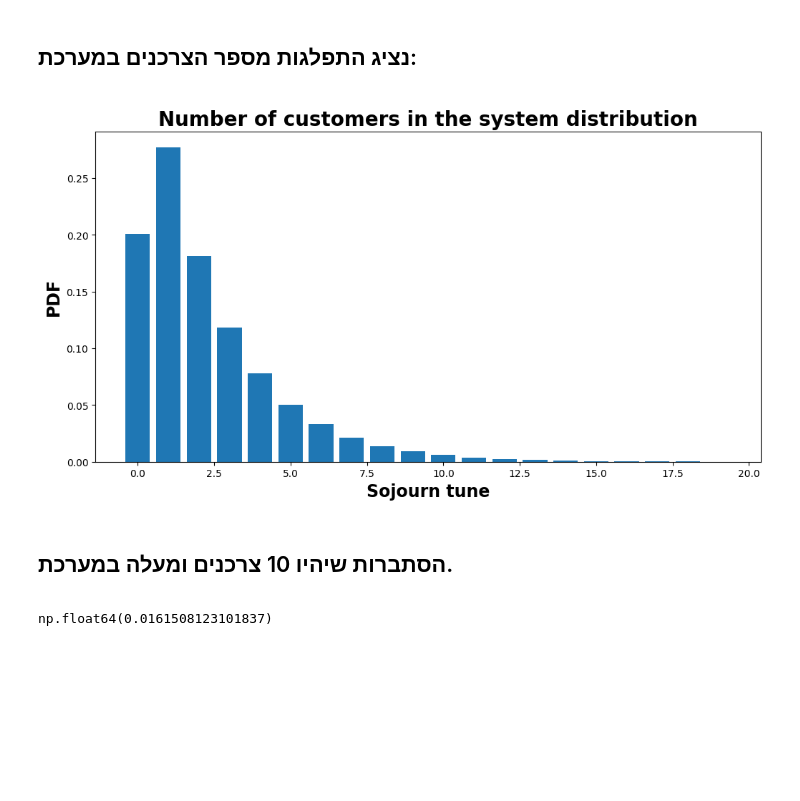
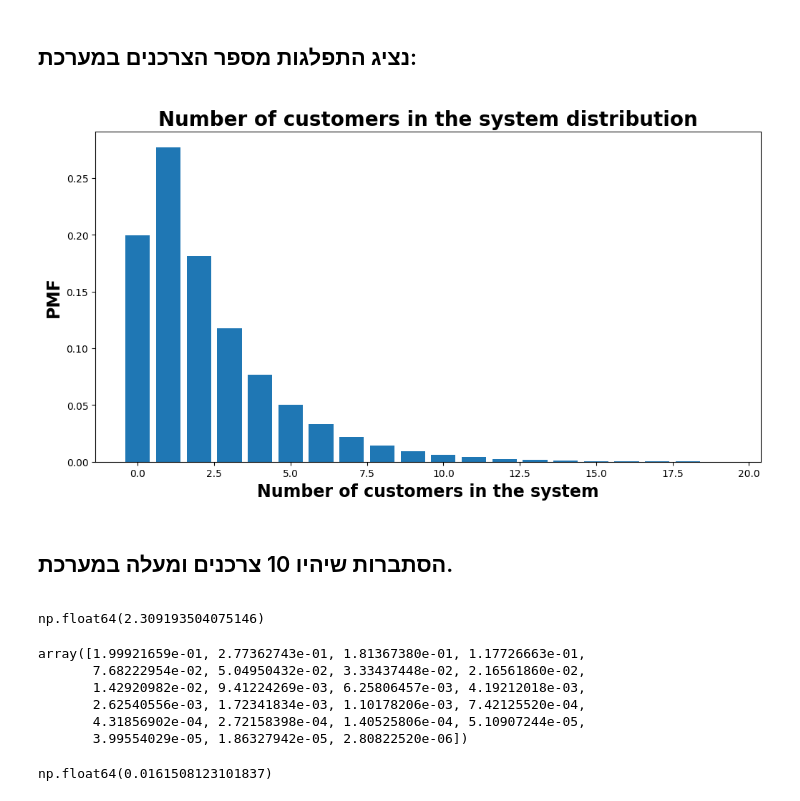
Before and after one commit to eliransher/sim_course, a Jupyter notebook: class_exersize/3_prob_basics_in_queueing.ipynb, the cells around one changed output. Cells and saved outputs as stored; diff of their text form; code cells hidden in the pictures; blank space fills up the shorter version.

```diff
--- a/class_exersize/3_prob_basics_in_queueing.ipynb
+++ b/class_exersize/3_prob_basics_in_queueing.ipynb
@@ -41,6 +41,6 @@ inter_arrival_times.std(), service_times.std()
 #### 4. number_in_system_distribution - התפלגות מספר צרכניםפ במערכת כלומר תור  + שירות
 # %%
-waiting_times, sojourn_times, queuae_length_distribution, number_in_system_distribution = simulate_single_server_queue_from_times(
+waiting_times, sojourn_times, queue_length_distribution, number_in_system_distribution = simulate_single_server_queue_from_times(
     inter_arrival_times=inter_arrival_times,
     service_times=service_times)
 # %% [markdown]
@@ -117,23 +121,36 @@ np.True_
 # %%
 import numpy as np
 import matplotlib.pyplot as plt
 
 num_to_present = 20
 x = np.arange(num_to_present)
 y = number_in_system_distribution[:num_to_present]
 
 plt.figure(figsize = (12,6))
 plt.bar(x, y)
 plt.title('Number of customers in the system distribution', fontsize = 20,  fontweight = 'bold')
-plt.ylabel('PDF', fontsize = 17,  fontweight = 'bold')
-plt.xlabel('Sojourn tune', fontsize = 17,  fontweight = 'bold')
+plt.ylabel('PMF', fontsize = 17,  fontweight = 'bold')
+plt.xlabel('Number of customers in the system', fontsize = 17,  fontweight = 'bold')
 plt.show()
 # %% [output]
-[figure, old version]
+[figure, new version]
 # %% [markdown]
 <div dir="rtl">
 
 ## הסתברות שיהיו 10 צרכנים ומעלה במערכת.
+# %%
+(np.arange(number_in_system_distribution.shape[0])*number_in_system_distribution).sum()
+# %% [output]
+np.float64(2.309193504075146)
+# %%
+number_in_system_distribution
+# %% [output]
+array([1.99921659e-01, 2.77362743e-01, 1.81367380e-01, 1.17726663e-01,
+       7.68222954e-02, 5.04950432e-02, 3.33437448e-02, 2.16561860e-02,
+       1.42920982e-02, 9.41224269e-03, 6.25806457e-03, 4.19212018e-03,
+       2.62540556e-03, 1.72341834e-03, 1.10178206e-03, 7.42125520e-04,
+       4.31856902e-04, 2.72158398e-04, 1.40525806e-04, 5.10907244e-05,
+       3.99554029e-05, 1.86327942e-05, 2.80822520e-06])
 # %%
 number_in_system_distribution[10:].sum()
 # %% [output]
```
Also changed, not shown: parts of 15 cells of this notebook, 2 other files.
